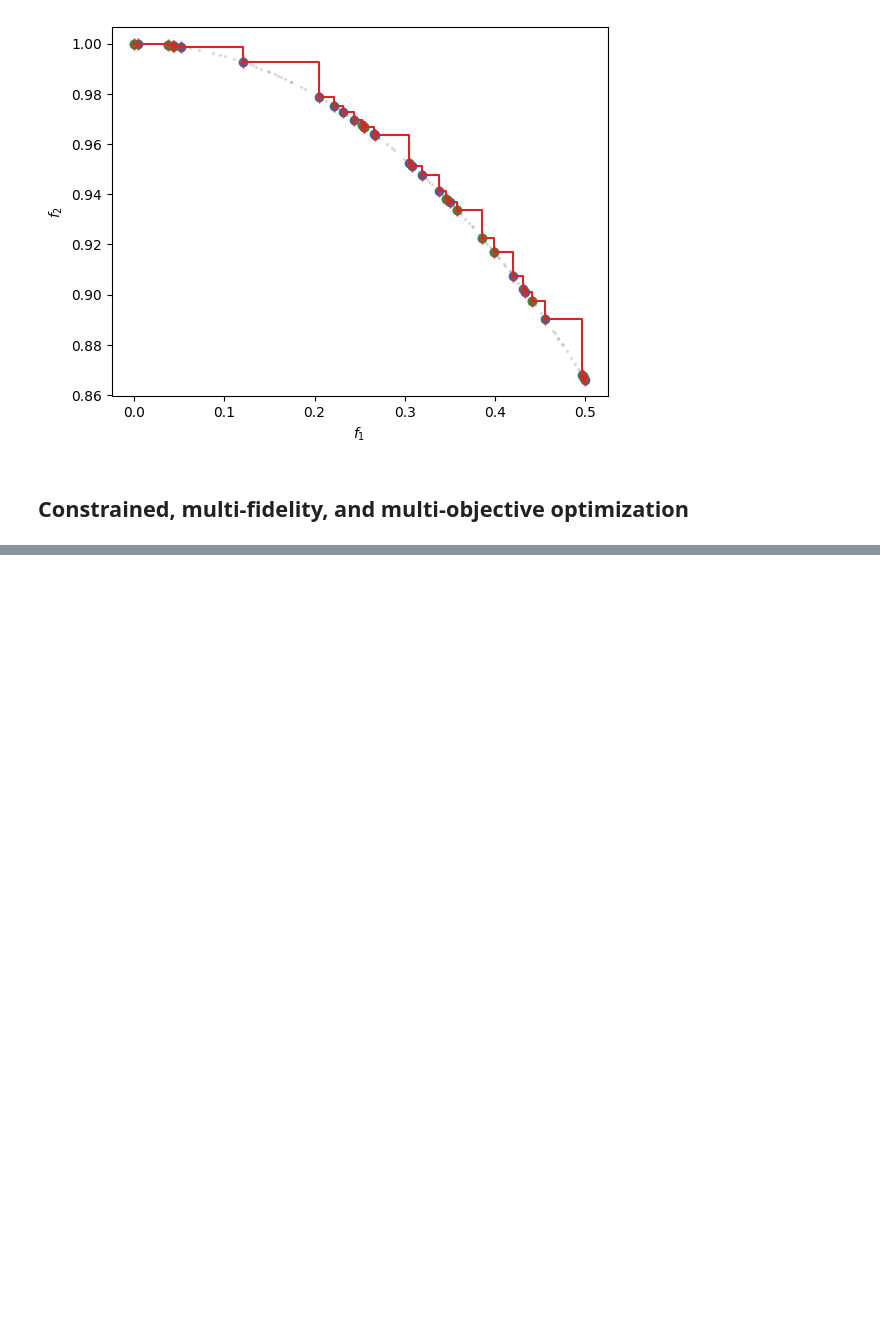
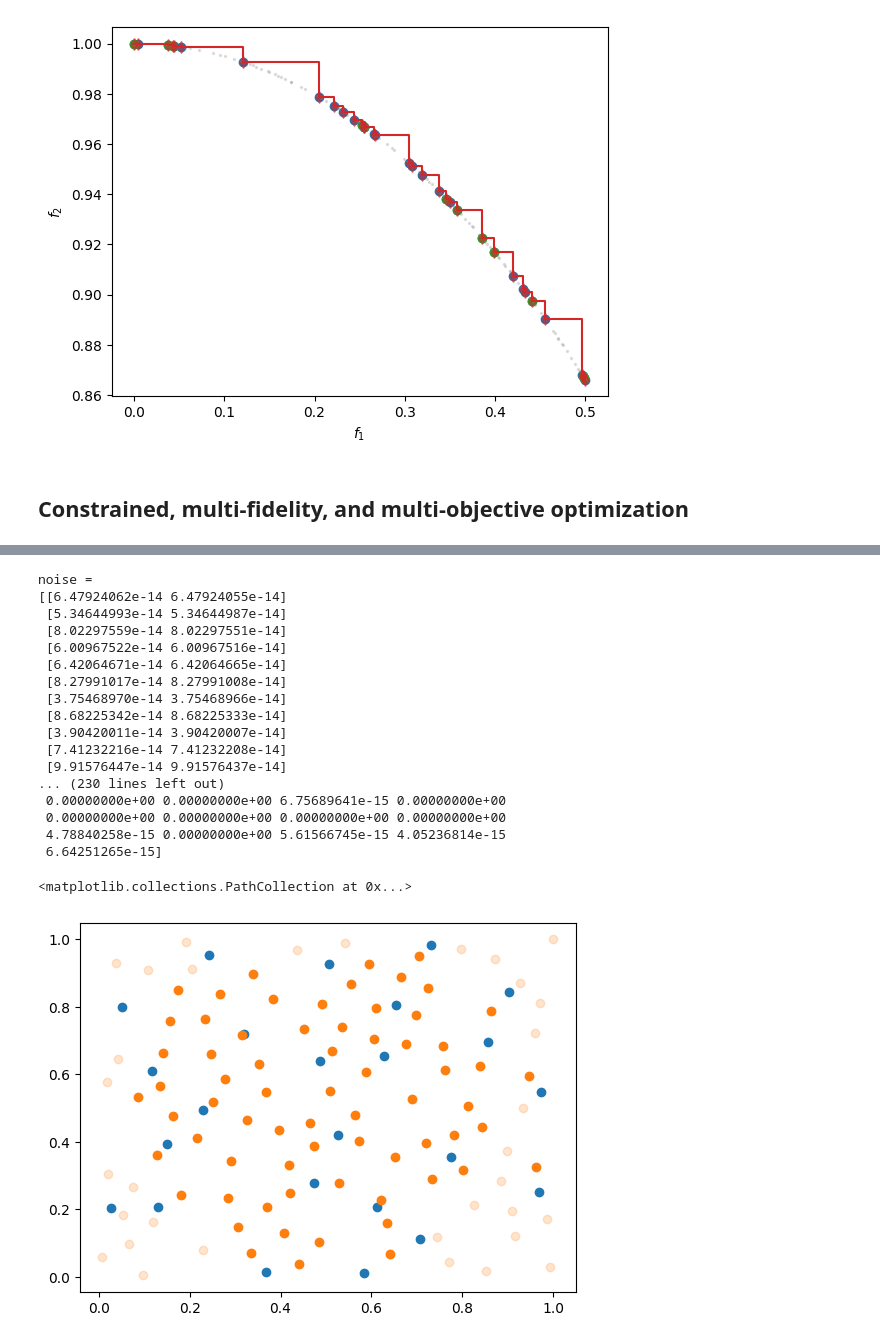
Before and after one commit to SMTorg/smt-optim, a Jupyter notebook: examples/multi_obj.ipynb, the cells around one changed output, grey strips where cells are left out. Cells and saved outputs as stored; diff of their text form; code cells hidden in the pictures; blank space fills up the shorter version.

```diff
--- a/examples/multi_obj.ipynb
+++ b/examples/multi_obj.ipynb
@@ -263,3 +279,6 @@ plt.show()
 [figure]
 # %% [markdown]
 ## Constrained, multi-fidelity, and multi-objective optimization
+# %%
+problem = get_problem("DTLZ5")
+problem.set_dim(2)
@@ -265,0 +325,2 @@ plt.show()
+# %%
+state = driver.optimize()
@@ -265,0 +333,12 @@ plt.show()
+# %%
+from smt_optim.acquisition_strategies.mfsego import compute_norm_sigma2_red, compute_norm_squared_cost, compute_sigma2_red
+
+
+sm = state.obj_models[0].model
+
+x = np.array([[1, 1]])
+costs2 = compute_norm_squared_cost([0.1, 1.])
+print(costs2)
+print(sm.predict_variances_all_levels(x))
+print(compute_sigma2_red(x, state.obj_models[0]))
+print(compute_norm_sigma2_red(x, costs2, state.obj_models[0]))
@@ -265,0 +350,62 @@ plt.show()
+# %%
+
+from smt.sampling_methods import LHS
+
+data = state.scaled_dataset.export_as_dict()
+x = data["x"]
+fid_mask = data["fidelity"] == 0
+x_lf = x[fid_mask, :]
+x_hf = x[~fid_mask, :]
+
+# print(sm.predict_variances_all_levels(x_lf))
+
+
+noise2, rho2  = sm.predict_variances_all_levels(x_hf)
+print(f"noise = \n{noise2}")
+
+max_noise2 = np.max(noise2, axis=0)
+print(f"max_noise2 = \n{max_noise2}")
+
+sampler = LHS(xlimits=problem.bounds, criterion="ese", seed=42)
+x_test = sampler(100)
+x_test = np.vstack((x_test, np.array([[1, 1]])))
+
+var2, rho2 = sm.predict_variances_all_levels(x_test)
+print(f"var2 = \n{var2}")
+
+
+
+var2_corr = var2 - max_noise2.reshape(1, -1).repeat(var2.shape[0], axis=0)
+var2_corr = np.where(var2_corr < 0, 0, var2_corr)
+var2_corr[:, 0] *= rho2[0]
+print(f"var2_corr = \n{var2_corr}")
+
+print(f"delta = \n{var2_corr[:, 1] - var2_corr[:, 0]}")
+
+fig, ax = plt.subplots()
+
+indices = var2_corr[:, 0] == 0
+
+ax.scatter(x_lf[:, 0], x_lf[:, 1])
+ax.scatter(x_test[indices, 0], x_test[indices, 1])
+ax.scatter(x_test[:, 0], x_test[:, 1], color="C1", alpha=0.2)
+# %% [output]
+noise =
+[[6.47924062e-14 6.47924055e-14]
+ [5.34644993e-14 5.34644987e-14]
+ [8.02297559e-14 8.02297551e-14]
+ [6.00967522e-14 6.00967516e-14]
+ [6.42064671e-14 6.42064665e-14]
+ [8.27991017e-14 8.27991008e-14]
+ [3.75468970e-14 3.75468966e-14]
+ [8.68225342e-14 8.68225333e-14]
+ [3.90420011e-14 3.90420007e-14]
+ [7.41232216e-14 7.41232208e-14]
+ [9.91576447e-14 9.91576437e-14]
+... (230 lines left out)
+ 0.00000000e+00 0.00000000e+00 6.75689641e-15 0.00000000e+00
+ 0.00000000e+00 0.00000000e+00 0.00000000e+00 0.00000000e+00
+ 4.78840258e-15 0.00000000e+00 5.61566745e-15 4.05236814e-15
+ 6.64251265e-15]
+<matplotlib.collections.PathCollection at 0x...>
+[figure, added]
```
Also changed, not shown: parts of 8 cells of this notebook, 3 other files.
